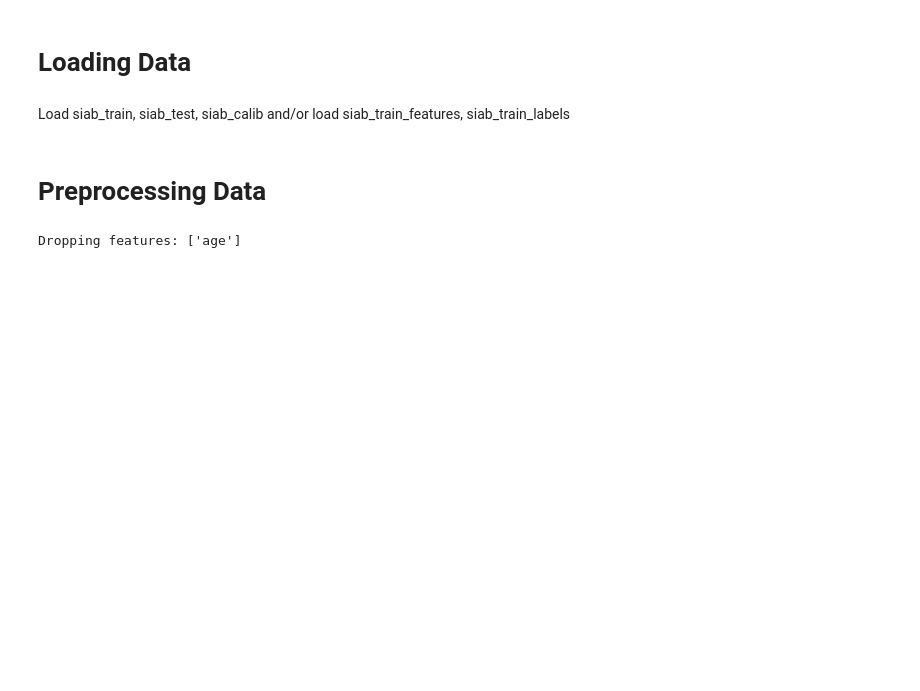
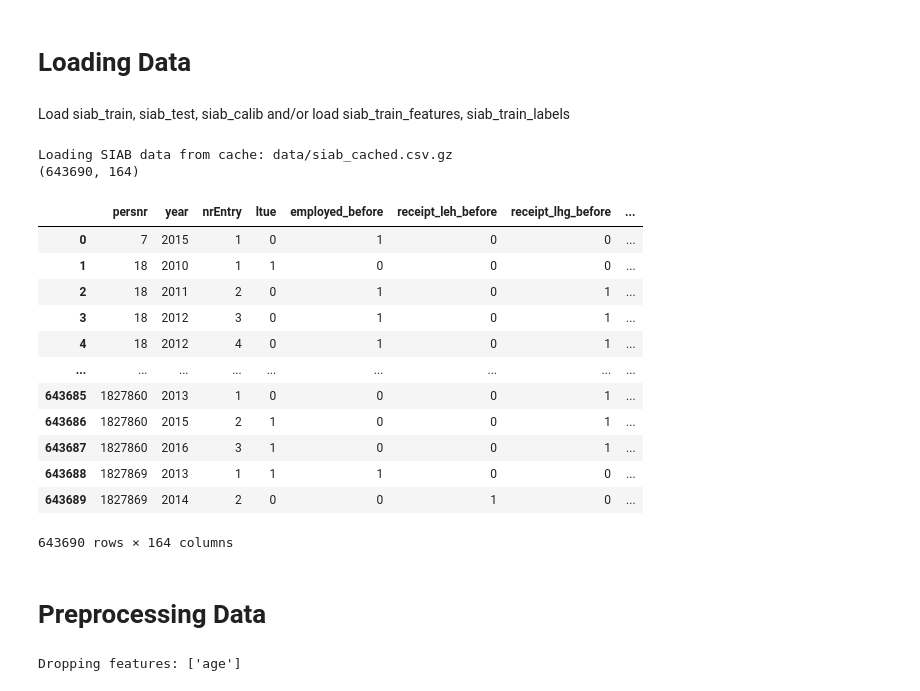
Before and after one commit to jsbroden/CMA_Fairness_v2, a Jupyter notebook: universe_analysis.ipynb, the cells around one changed output. Drawn from its saved outputs; the diff is of its cells as text; code cells hidden in the pictures; blank space fills up the shorter version.

```diff
--- a/universe_analysis.ipynb
+++ b/universe_analysis.ipynb
@@ -60,28 +61,47 @@ load siab_train_features, siab_train_labels
 # %%
 # Do I need to load siab? Delete this cell?
 
-#from pathlib import Path
-#import pandas as pd
-#
-## File paths
-#raw_file = Path("data/raw/siab.csv")
-#cache_file = Path("data/siab_cached.csv.gz")
-#
-## Ensure cache directory exists
-#cache_file.parent.mkdir(parents=True, exist_ok=True)
-#
-## Load with simple caching
-#if cache_file.exists():
-#    print(f"Loading SIAB data from cache: {cache_file}")
-#    siab = pd.read_csv(cache_file, compression='gzip')
-#else:
-#    print(f"Cache not found. Reading raw SIAB data: {raw_file}")
-#    siab = pd.read_csv(raw_file)
-#    siab.to_csv(cache_file, index=False, compression='gzip')
-#    print(f"Cached SIAB data to: {cache_file}")
-#
-## Now use `siab` DataFrame as needed
-#print(siab.shape)
+from pathlib import Path
+import pandas as pd
+
+# File paths
+raw_file = Path("data/raw/siab.csv")
+cache_file = Path("data/siab_cached.csv.gz")
+
+# Ensure cache directory exists
+cache_file.parent.mkdir(parents=True, exist_ok=True)
+
+# Load with simple caching
+if cache_file.exists():
+    print(f"Loading SIAB data from cache: {cache_file}")
+    siab = pd.read_csv(cache_file, compression='gzip')
+else:
+    print(f"Cache not found. Reading raw SIAB data: {raw_file}")
+    siab = pd.read_csv(raw_file)
+    siab.to_csv(cache_file, index=False, compression='gzip')
+    print(f"Cached SIAB data to: {cache_file}")
+
+# Now use `siab` DataFrame as needed
+print(siab.shape)
+# %% [output]
+Loading SIAB data from cache: data/siab_cached.csv.gz
+(643690, 164)
+# %%
+siab
+# %% [output]
+|  | persnr | year | nrEntry | ltue | employed_before | receipt_leh_before | receipt_lhg_before | ... |
+| 0 | 7 | 2015 | 1 | 0 | 1 | 0 | 0 | ... |
+| 1 | 18 | 2010 | 1 | 1 | 0 | 0 | 0 | ... |
+| 2 | 18 | 2011 | 2 | 0 | 1 | 0 | 1 | ... |
+| 3 | 18 | 2012 | 3 | 0 | 1 | 0 | 1 | ... |
+| 4 | 18 | 2012 | 4 | 0 | 1 | 0 | 1 | ... |
+| ... | ... | ... | ... | ... | ... | ... | ... | ... |
+| 643685 | 1827860 | 2013 | 1 | 0 | 0 | 0 | 1 | ... |
+| 643686 | 1827860 | 2015 | 2 | 1 | 0 | 0 | 1 | ... |
+| 643687 | 1827860 | 2016 | 3 | 1 | 0 | 0 | 1 | ... |
+| 643688 | 1827869 | 2013 | 1 | 1 | 1 | 0 | 0 | ... |
+| 643689 | 1827869 | 2014 | 2 | 0 | 0 | 1 | 0 | ... |
+643690 rows × 164 columns
 # %%
 import pandas as pd
 
```
Also changed, not shown: parts of 34 cells of this notebook, 1 other file.
